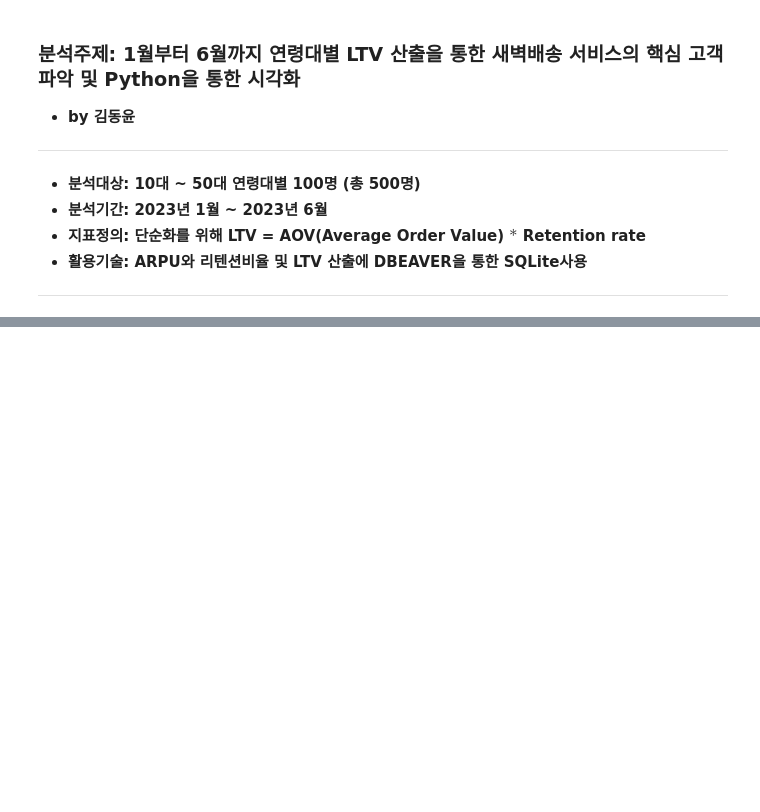
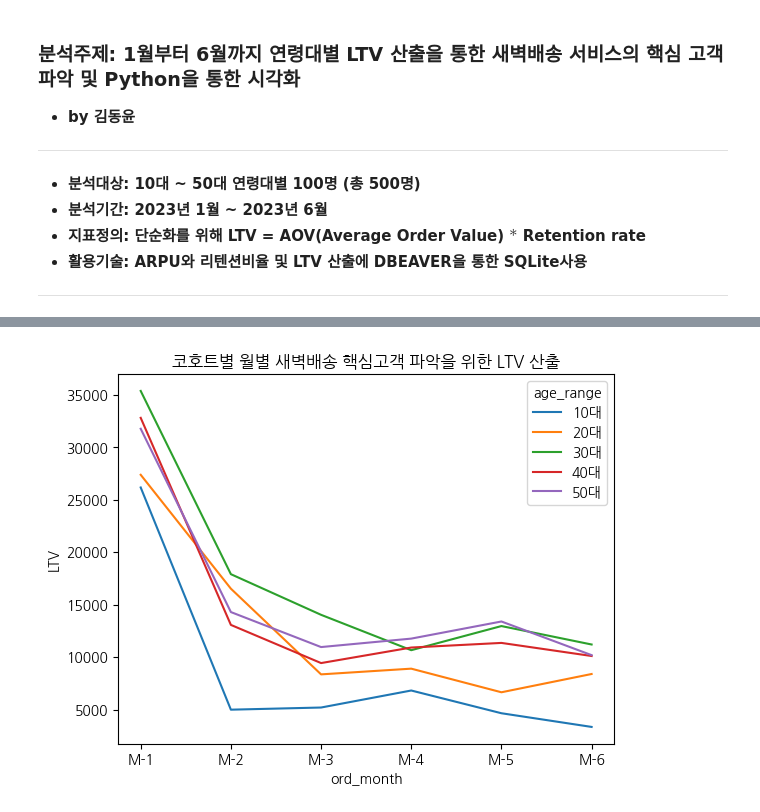
Before and after one commit to goodlucktokdy/data_analysis_portfolios, a Jupyter notebook: CLV(Customer Lifetime Value) ANALYSIS by SQL/CLV(LTV)_ANALYSIS_RESULT_PLOT.ipynb, the cells around one changed output, grey strips where cells are left out. Drawn from its saved outputs; the diff is of its cells as text; code cells hidden in the pictures; blank space fills up the shorter version.

```diff
--- a/CLV(Customer Lifetime Value) ANALYSIS by SQL/CLV(LTV)_ANALYSIS_RESULT_PLOT.ipynb
+++ b/CLV(Customer Lifetime Value) ANALYSIS by SQL/CLV(LTV)_ANALYSIS_RESULT_PLOT.ipynb
@@ -33,12 +37,6 @@ ltv_data
 | 28 | 50대 | M-5 | 0.30 | 44663.40 | 13399.0200 |
 | 29 | 50대 | M-6 | 0.23 | 44307.61 | 10190.7503 |
 # %%
-fig = px.line(ltv_data,x='ord_month',y='LTV',color='age_range',
-              title = '코호트별 월별 새벽배송 핵심고객 파악을 위한 LTV 산출',
-        labels={
-                'age_range':'연령대',
-                'arpu':'주문 1건당 매출',
-                'ord_month':'MONTH'
-        })
+fig = sns.lineplot(ltv_data,x='ord_month',y='LTV',hue='age_range').set_title('코호트별 월별 새벽배송 핵심고객 파악을 위한 LTV 산출')
 fig
 # %% [output]
@@ -45,0 +44 @@ When grouping with a length-1 list-like, you will need to pass a length-1 tuple
+[figure, added]
```
Also changed, not shown: parts of 3 cells of this notebook, 1 other file.
